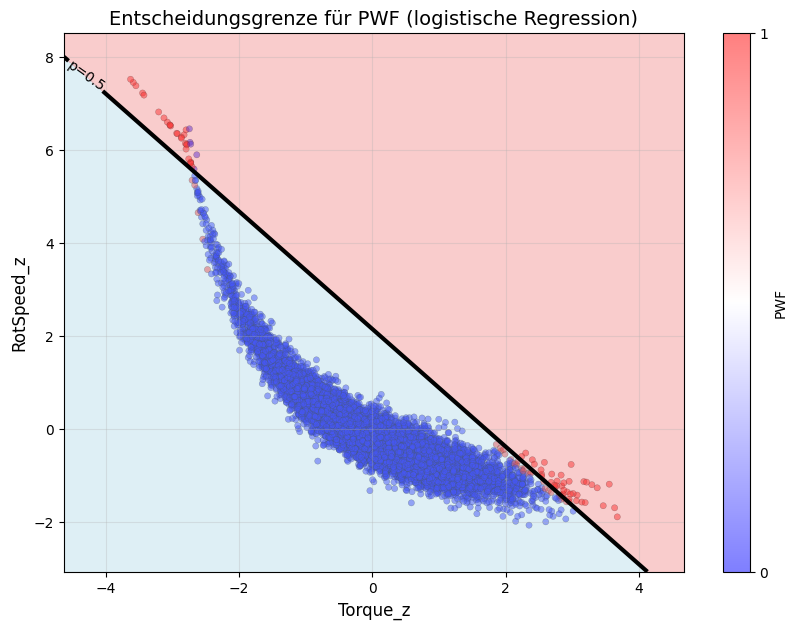
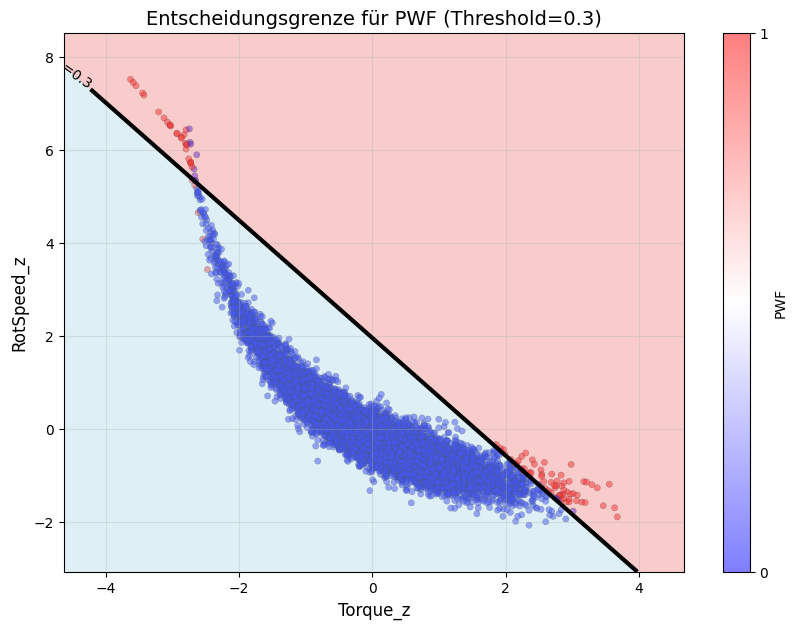
Code edit (unified diff) that turned the first committed figure into the second:
--- before
+++ after
@@ -1,3 +1,3 @@
-# Plot: Entscheidungsgrenze im Merkmalsraum (Torque_z vs RotSpeed_z)
+# Plot: Entscheidungsgrenze im Merkmalsraum (Torque_z vs RotSpeed_z) mit optimalem Threshold
 import matplotlib.pyplot as plt
 
@@ -6,5 +6,5 @@
 sc = plt.scatter(df['Torque_z'], df['RotSpeed_z'], c=y, cmap='bwr', alpha=0.5, s=20, edgecolor='k', linewidth=0.3)
 
-# Entscheidungsgrenze: p = 0.5 <=> X @ theta = 0
+# Entscheidungsgrenze: p = best_thresh (optimal nach F1-Score)
 theta = theta_gd
 
@@ -16,13 +16,13 @@
 
 # Gefüllte Kontur (Hintergrund) — zeigt Entscheidungsregionen
-plt.contourf(XX, YY, Z, levels=[0, 0.5, 1], colors=['lightblue', 'lightcoral'], alpha=0.4)
+plt.contourf(XX, YY, Z, levels=[0, best_thresh, 1], colors=['lightblue', 'lightcoral'], alpha=0.4)
 
-# Kontur bei p=0.5 (Entscheidungsgrenze) — deutlich hervorgehoben
-cont = plt.contour(XX, YY, Z, levels=[0.5], colors='black', linewidths=3)
-plt.clabel(cont, inline=True, fontsize=10, fmt='p=0.5')
+# Kontur bei optimalem Threshold (Entscheidungsgrenze) — deutlich hervorgehoben
+cont = plt.contour(XX, YY, Z, levels=[best_thresh], colors='black', linewidths=3)
+plt.clabel(cont, inline=True, fontsize=10, fmt=f'p={best_thresh}')
 
 plt.xlabel('Torque_z', fontsize=12)
 plt.ylabel('RotSpeed_z', fontsize=12)
-plt.title('Entscheidungsgrenze für PWF (logistische Regression)', fontsize=14)
+plt.title(f'Entscheidungsgrenze für PWF (Threshold={best_thresh})', fontsize=14)
 plt.colorbar(sc, ticks=[0, 1], label='PWF')
 plt.grid(alpha=0.3)

Commit: optimierung